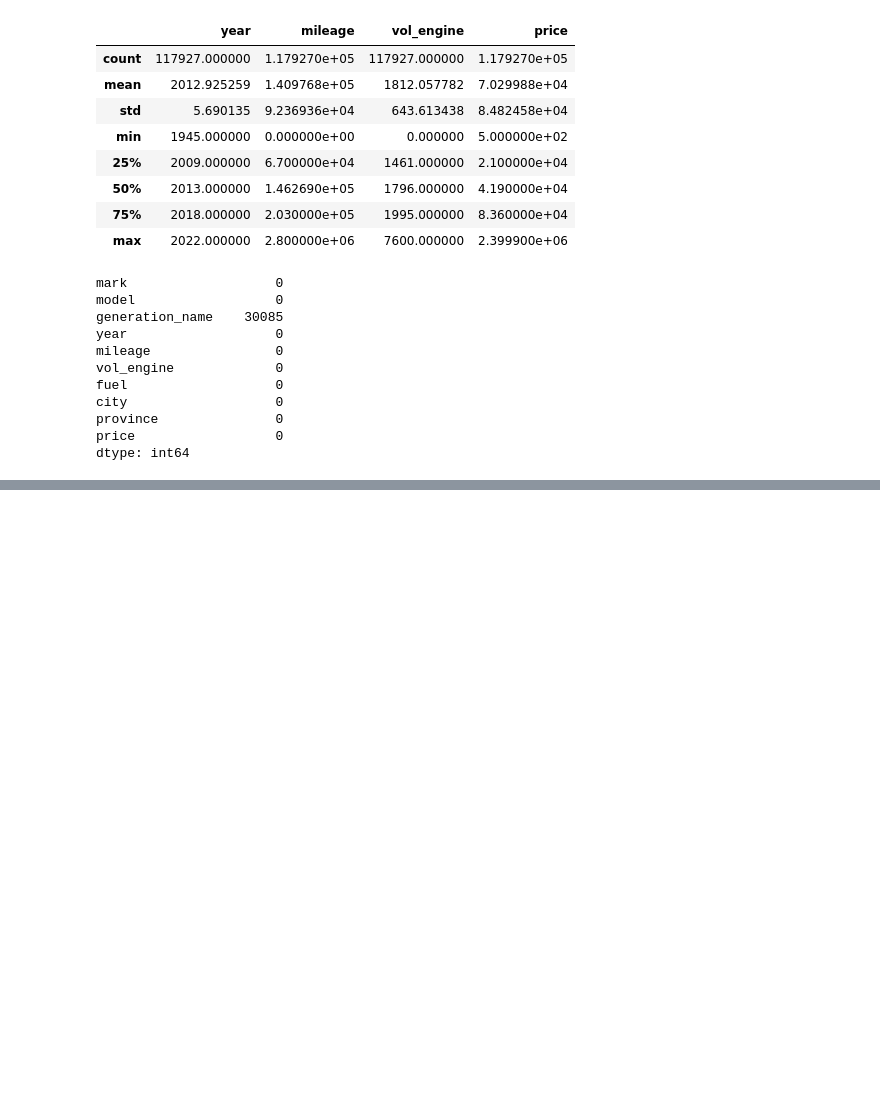
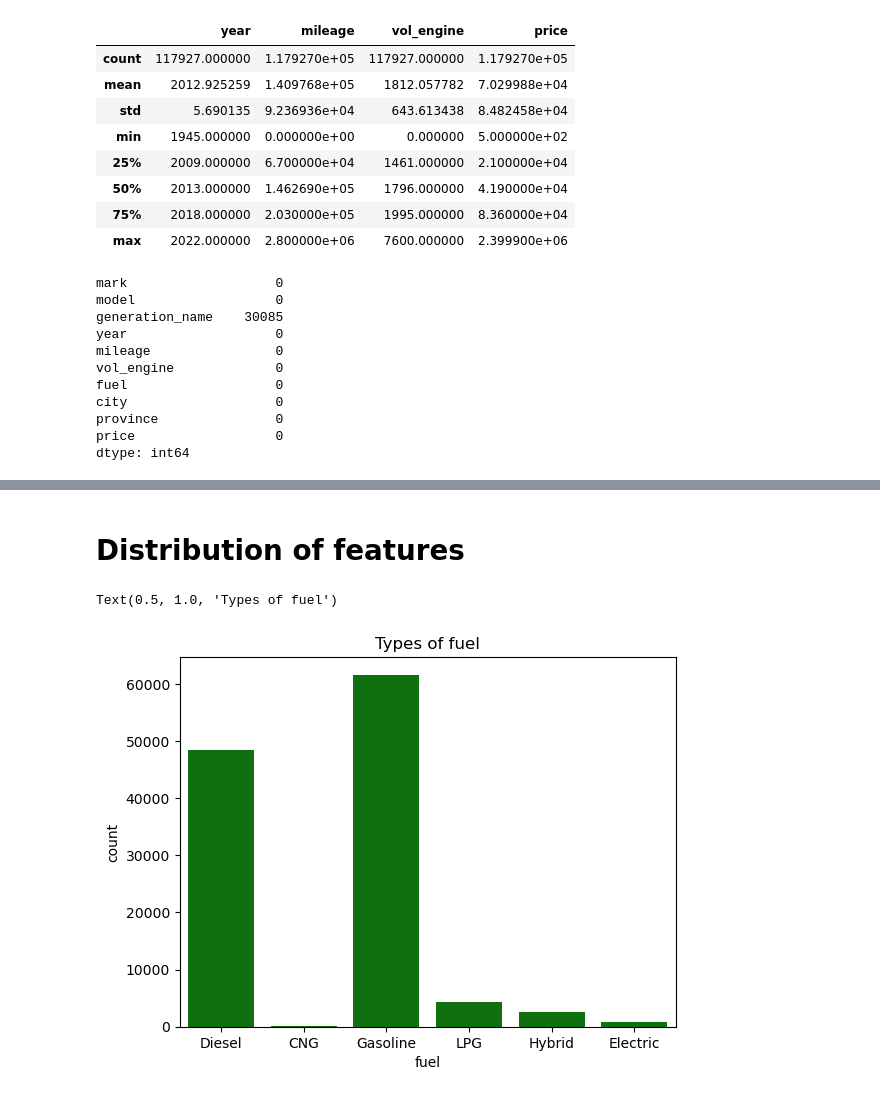
Before and after one commit to FSalinski/Car-prices-prediction, a Jupyter notebook: Notebooks/eda.ipynb, the cells around one changed output, grey strips where cells are left out. Saved outputs shown, nothing was run; the diff lists cells and outputs as text; code cells hidden in the pictures; blank space fills up the shorter version.

```diff
--- a/Notebooks/eda.ipynb
+++ b/Notebooks/eda.ipynb
@@ -75,0 +88,8 @@ Text(0.5, 1.0, 'Distribution of sale price')
+# %% [markdown]
+# Distribution of features
+# %%
+sns.countplot(data=data, x='fuel', color='g')
+plt.title("Types of fuel")
+# %% [output]
+Text(0.5, 1.0, 'Types of fuel')
+[figure, added]
```
Also changed, not shown: parts of 12 cells of this notebook.
